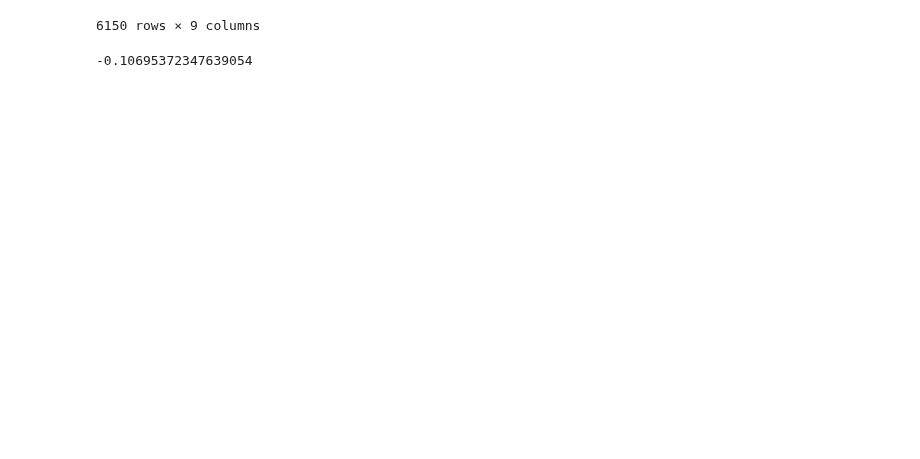
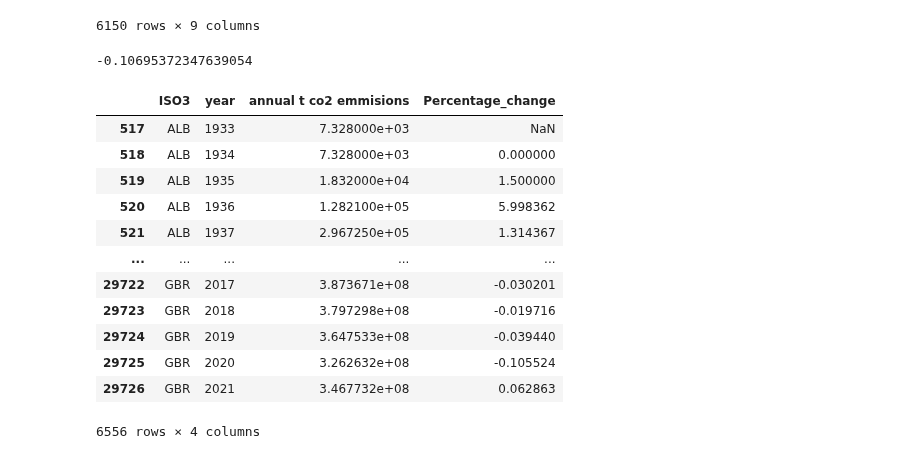
Before and after one commit to TrulsST/VisualAnalytics, a Jupyter notebook: Data_processing.ipynb, the cells around one changed output. Drawn from its saved outputs; the diff is of its cells as text; code cells hidden in the pictures; blank space fills up the shorter version.

Commit message:
added percent change

```diff
--- a/Data_processing.ipynb
+++ b/Data_processing.ipynb
@@ -578,3 +580,28 @@ df_nitrous_sector
 (3536737297/3960306862)-1
 # %% [output]
 -0.10695372347639054
+# %%
+co2years = df_co2['year']
+
+#df_co2['Percentage_change'] = df_co2['annual t co2 emmisions'].pct_change()
+display(df_co2)
+
+for year in co2years:
+    if year == '2011':
+        df_co2['Percentage_change'] = 0
+    else:
+        df_co2['Percentage_change'] = df_co2['annual t co2 emmisions'].pct_change()
+# %% [output]
+|  | ISO3 | year | annual t co2 emmisions | Percentage_change |
+| 517 | ALB | 1933 | 7.328000e+03 | NaN |
+| 518 | ALB | 1934 | 7.328000e+03 | 0.000000 |
+| 519 | ALB | 1935 | 1.832000e+04 | 1.500000 |
+| 520 | ALB | 1936 | 1.282100e+05 | 5.998362 |
+| 521 | ALB | 1937 | 2.967250e+05 | 1.314367 |
+| ... | ... | ... | ... | ... |
+| 29722 | GBR | 2017 | 3.873671e+08 | -0.030201 |
+| 29723 | GBR | 2018 | 3.797298e+08 | -0.019716 |
+| 29724 | GBR | 2019 | 3.647533e+08 | -0.039440 |
+| 29725 | GBR | 2020 | 3.262632e+08 | -0.105524 |
+| 29726 | GBR | 2021 | 3.467732e+08 | 0.062863 |
+6556 rows × 4 columns
```
Also changed, not shown: parts of 2 cells of this notebook, 1 other file.
